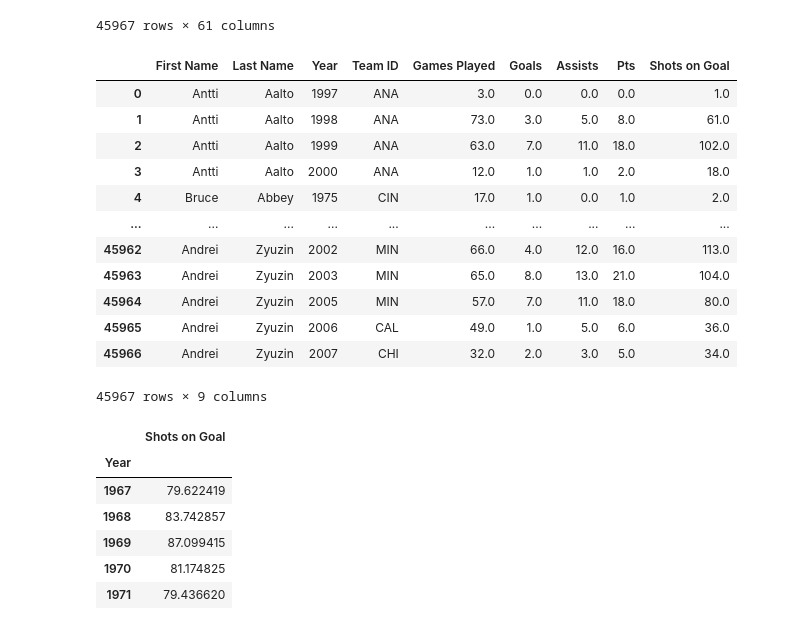
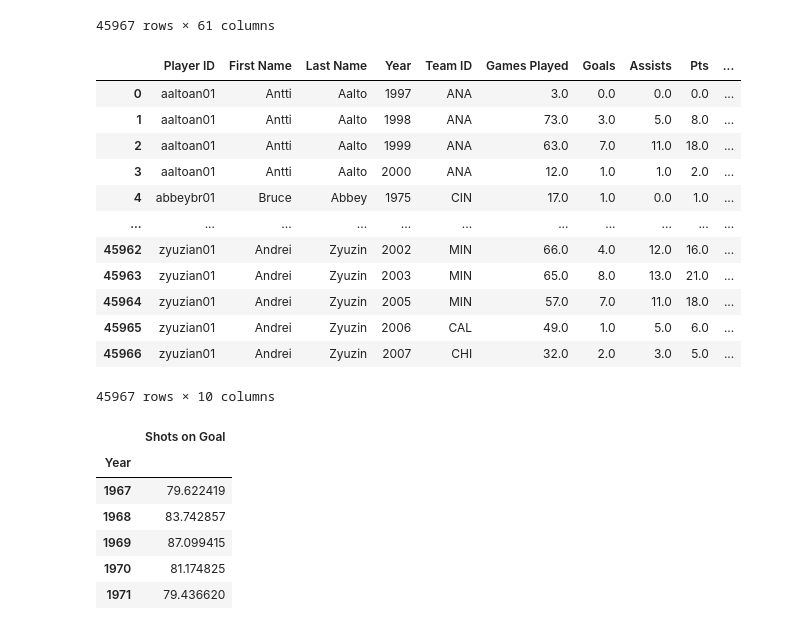
Before and after one commit to samwallach7/Project1-DELTS, a Jupyter notebook: project_1.ipynb, the cells around one changed output. Cells and saved outputs as stored; diff of their text form; code cells hidden in the pictures.

```diff
--- a/project_1.ipynb
+++ b/project_1.ipynb
@@ -30,24 +30,24 @@ merged_data
 45967 rows × 61 columns
 # %%
 #Filter the Data frame to the columns we need
-clean_data = merged_data[['firstName','lastName','year', 'tmID', 'GP','G', 'A', 'Pts','SOG']]
-clean_data = clean_data.rename(columns={'firstName': 'First Name', 'lastName': 'Last Name', 'tmID': 'Team ID', 'GP':'Games Played', 'G':'Goals', 'A':'Assists','SOG':'Shots on Goal','year':'Year'})
+clean_data = merged_data[['playerID','firstName','lastName','year', 'tmID', 'GP','G', 'A', 'Pts','SOG']]
+clean_data = clean_data.rename(columns={'playerID':'Player ID','firstName': 'First Name', 'lastName': 'Last Name', 'tmID': 'Team ID', 'GP':'Games Played', 'G':'Goals', 'A':'Assists','SOG':'Shots on Goal','year':'Year'})
 
 clean_data
 # %% [output]
-|  | First Name | Last Name | Year | Team ID | Games Played | Goals | Assists | Pts | Shots on Goal |
-| 0 | Antti | Aalto | 1997 | ANA | 3.0 | 0.0 | 0.0 | 0.0 | 1.0 |
-| 1 | Antti | Aalto | 1998 | ANA | 73.0 | 3.0 | 5.0 | 8.0 | 61.0 |
-| 2 | Antti | Aalto | 1999 | ANA | 63.0 | 7.0 | 11.0 | 18.0 | 102.0 |
-| 3 | Antti | Aalto | 2000 | ANA | 12.0 | 1.0 | 1.0 | 2.0 | 18.0 |
-| 4 | Bruce | Abbey | 1975 | CIN | 17.0 | 1.0 | 0.0 | 1.0 | 2.0 |
-| ... | ... | ... | ... | ... | ... | ... | ... | ... | ... |
-| 45962 | Andrei | Zyuzin | 2002 | MIN | 66.0 | 4.0 | 12.0 | 16.0 | 113.0 |
-| 45963 | Andrei | Zyuzin | 2003 | MIN | 65.0 | 8.0 | 13.0 | 21.0 | 104.0 |
-| 45964 | Andrei | Zyuzin | 2005 | MIN | 57.0 | 7.0 | 11.0 | 18.0 | 80.0 |
-| 45965 | Andrei | Zyuzin | 2006 | CAL | 49.0 | 1.0 | 5.0 | 6.0 | 36.0 |
-| 45966 | Andrei | Zyuzin | 2007 | CHI | 32.0 | 2.0 | 3.0 | 5.0 | 34.0 |
+|  | Player ID | First Name | Last Name | Year | Team ID | Games Played | Goals | Assists | Pts | ... |
+| 0 | aaltoan01 | Antti | Aalto | 1997 | ANA | 3.0 | 0.0 | 0.0 | 0.0 | ... |
+| 1 | aaltoan01 | Antti | Aalto | 1998 | ANA | 73.0 | 3.0 | 5.0 | 8.0 | ... |
+| 2 | aaltoan01 | Antti | Aalto | 1999 | ANA | 63.0 | 7.0 | 11.0 | 18.0 | ... |
+| 3 | aaltoan01 | Antti | Aalto | 2000 | ANA | 12.0 | 1.0 | 1.0 | 2.0 | ... |
+| 4 | abbeybr01 | Bruce | Abbey | 1975 | CIN | 17.0 | 1.0 | 0.0 | 1.0 | ... |
+| ... | ... | ... | ... | ... | ... | ... | ... | ... | ... | ... |
+| 45962 | zyuzian01 | Andrei | Zyuzin | 2002 | MIN | 66.0 | 4.0 | 12.0 | 16.0 | ... |
+| 45963 | zyuzian01 | Andrei | Zyuzin | 2003 | MIN | 65.0 | 8.0 | 13.0 | 21.0 | ... |
+| 45964 | zyuzian01 | Andrei | Zyuzin | 2005 | MIN | 57.0 | 7.0 | 11.0 | 18.0 | ... |
+| 45965 | zyuzian01 | Andrei | Zyuzin | 2006 | CAL | 49.0 | 1.0 | 5.0 | 6.0 | ... |
+| 45966 | zyuzian01 | Andrei | Zyuzin | 2007 | CHI | 32.0 | 2.0 | 3.0 | 5.0 | ... |
-45967 rows × 9 columns
+45967 rows × 10 columns
 # %%
 #Get the number of shots on goal per team
 per_team_data = clean_data.groupby('Year')['Shots on Goal'].mean().dropna()
```
Also changed, not shown: parts of 1 cell of this notebook.
